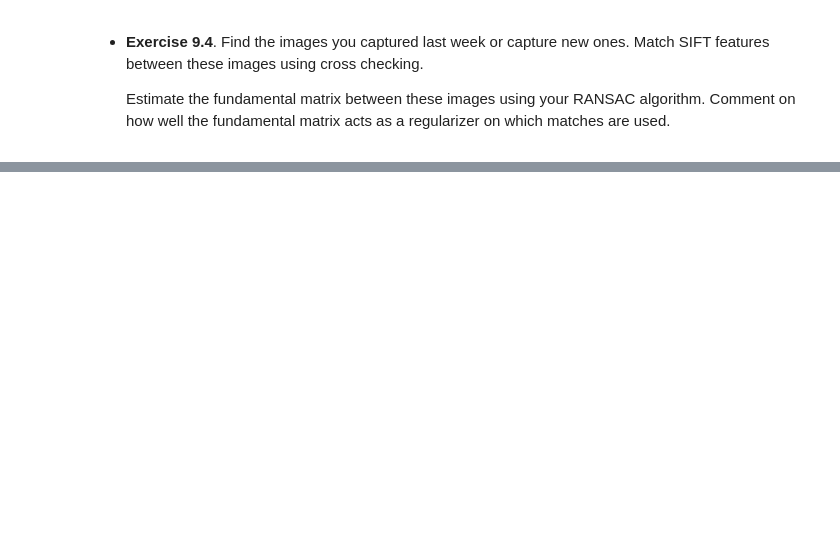
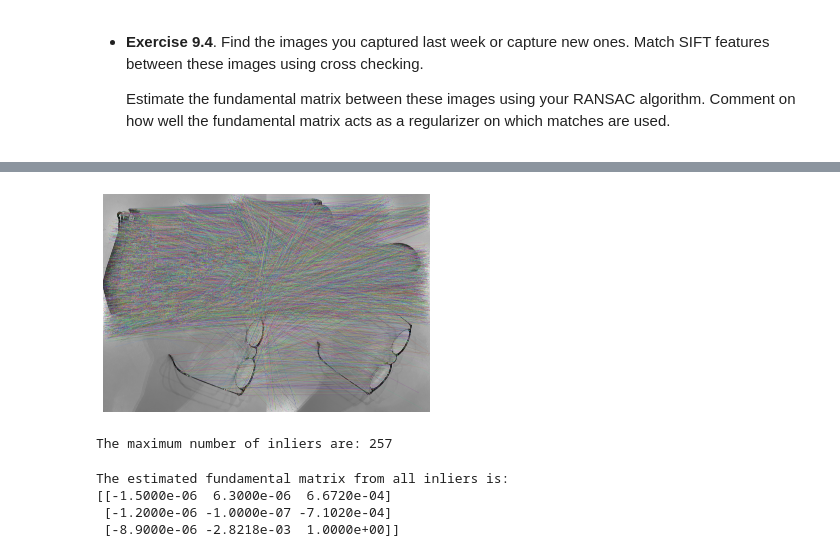
Before and after one commit to AlexAbades/CompVision, a Jupyter notebook: Computer-vision/Anna/Week9_CV.ipynb, the cells around one changed output, grey strips where cells are left out. Saved outputs shown, nothing was run; the diff lists cells and outputs as text; code cells hidden in the pictures; blank space fills up the shorter version.

```diff
--- a/Computer-vision/Anna/Week9_CV.ipynb
+++ b/Computer-vision/Anna/Week9_CV.ipynb
@@ -335,0 +409,41 @@ Comparison: -0.9779521363873517
+# %%
+img3 = cv2.drawMatches(Cimg1, kp1, Cimg2, kp2,matches,None,flags=2)
+plt.imshow(img3)
+plt.axis('off')
+plt.show()
+# %% [output]
+[figure, added]
+# %%
+#Convert matches to points:
+list_p1=[]
+list_p2=[]
+for mat in matches:
+    # Get the matching keypoints for each of the images
+    img1_idx = mat.queryIdx
+    img2_idx = mat.trainIdx
+
+    # Get the coordinates
+    (x1, y1) = kp1[img1_idx].pt
+    (x2, y2) = kp2[img2_idx].pt
+
+    # Append to each list
+    list_p1.append((x1, y1))
+    list_p2.append((x2, y2))
+
+
+best_Festi,max_num_inliers,best_inliers1,best_inliers2=RANSAC_algorithm(200,list_p1,list_p2,thre)
+
+
+print('The maximum number of inliers are:',max_num_inliers)
+# %% [output]
+The maximum number of inliers are: 257
+# %%
+F=Fest_all_inliers(best_inliers1,best_inliers2)
+print('The estimated fundamental matrix from all inliers is:')
+print(np.round(F,7))
+print('\n')
+# %% [output]
+The estimated fundamental matrix from all inliers is:
+[[-1.5000e-06  6.3000e-06  6.6720e-04]
+ [-1.2000e-06 -1.0000e-07 -7.1020e-04]
+ [-8.9000e-06 -2.8218e-03  1.0000e+00]]
```
Also changed, not shown: parts of 13 cells of this notebook, 7 other files.
